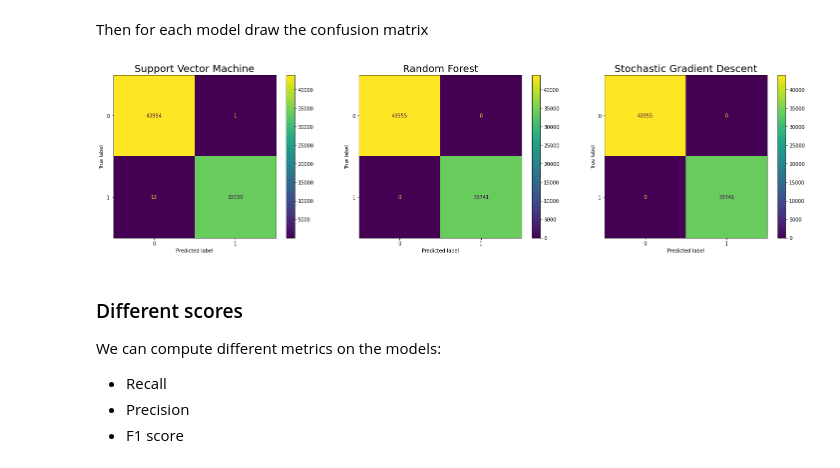
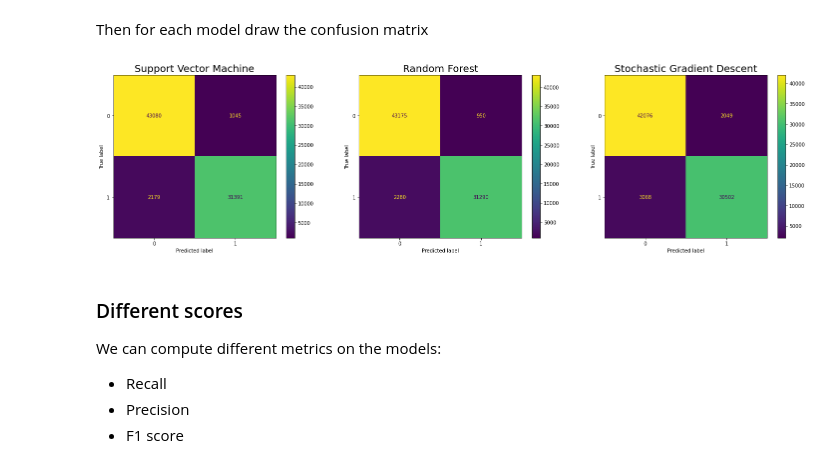
Before and after one commit to qbootstud5/Assignment_3, a Jupyter notebook: notebook.ipynb, the cells around one changed output. Saved outputs shown, nothing was run; the diff lists cells and outputs as text; code cells hidden in the pictures.

```diff
--- a/notebook.ipynb
+++ b/notebook.ipynb
@@ -329,12 +329,7 @@ We will split the dataset into:
 - 75% training set
 - 25% testing set
 # %%
-data_training, data_test, target_training, target_test = train_test_split(data, target)
-
-data_training = data[: (number_data := (round(len(data)*0.75)))]
-data_test = data[number_data:]
-target_training = target[:number_data]
-target_test = target[number_data:]
+data_training, data_test, target_training, target_test = train_test_split(data, target, test_size=0.25)
 # %% [markdown]
 ## Building the models
 # %% [markdown]
@@ -390,17 +389,17 @@ target_training_prediction_dict: dict = {k: cross_val_predict(v, data_training,
 # %% [markdown]
 Then for each model draw the confusion matrix
 # %%
-confusion_matrix_dict: dict = {k: confusion_matrix(target_training, v) for k, v in target_training_prediction_dict.items()}
+training_confusion_matrix_dict: dict = {k: confusion_matrix(target_training, v) for k, v in target_training_prediction_dict.items()}
 # %%
 # Draw the confusion matrix:
 fig, axs = plt.subplots(1,3, figsize = (25,6))
 
-for i, key in enumerate(confusion_matrix_dict.keys()):
-    disp = ConfusionMatrixDisplay(confusion_matrix = confusion_matrix_dict[key])
+for i, key in enumerate(training_confusion_matrix_dict.keys()):
+    disp = ConfusionMatrixDisplay(confusion_matrix = training_confusion_matrix_dict[key])
     axs[i].set_title(key, fontsize = 20)
     disp.plot(ax=axs[i])
 # %% [output]
-[figure, old version]
+[figure, new version]
 # %% [markdown]
 ### Different scores
 We can compute different metrics on the models:
```
Also changed, not shown: parts of 19 cells of this notebook.
